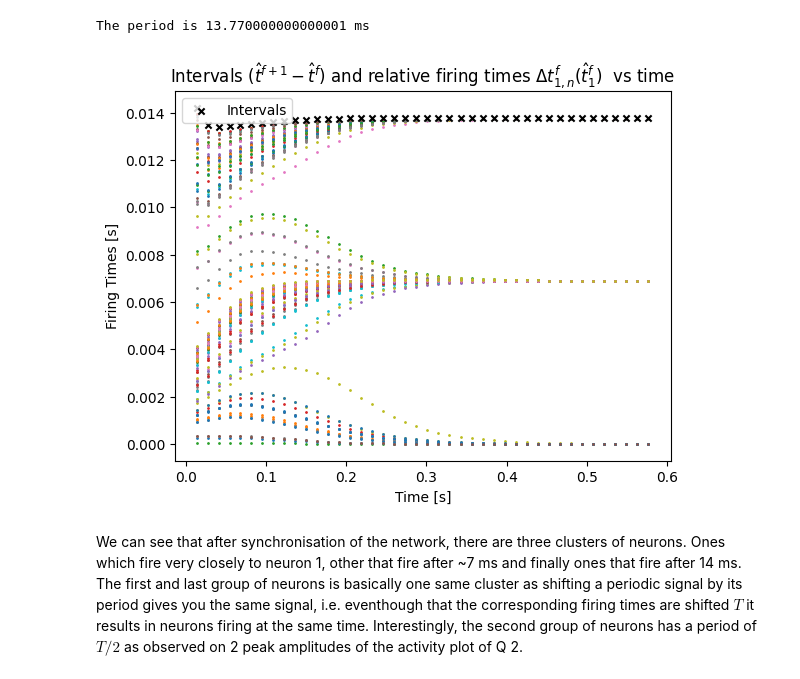
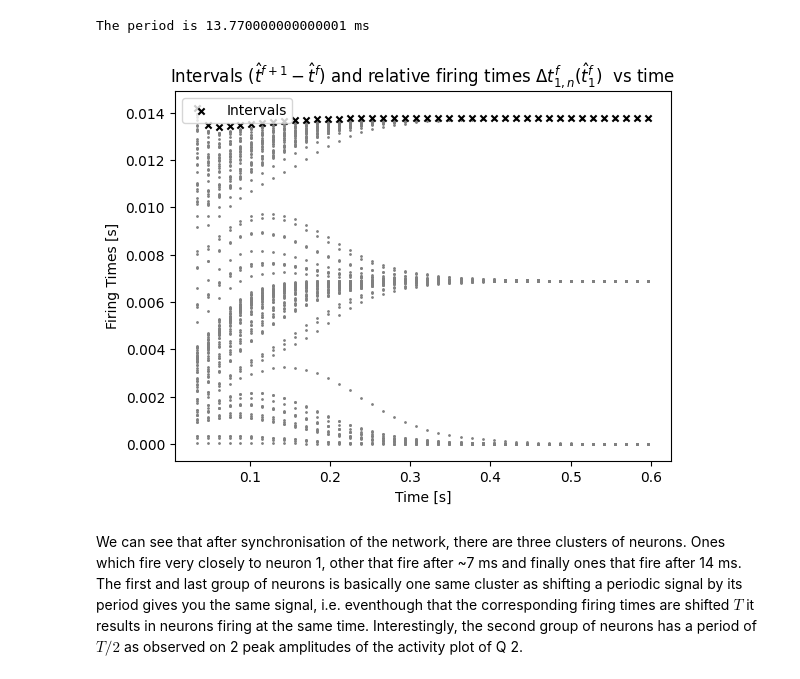
Before and after one commit to NicolasRR/SSHNeurons, a Jupyter notebook: Notebook.ipynb, the cells around one changed output. Drawn from its saved outputs; the diff is of its cells as text; code cells hidden in the pictures.

```diff
--- a/Notebook.ipynb
+++ b/Notebook.ipynb
@@ -116,5 +120,5 @@ dt = 1e-2*b2.ms
 Vi = np.random.uniform(V_RESET,FIRING_THRESHOLD,N)*1e3*b2.mV
 # %%
-Vs0, ST0 = non_interacting(Vi, dt=dt, T=100*b2.ms)
+Vs0, ST0 = non_interacting(Vi, I=I, dt=dt, T=T)
 # %%
 steps = Vs0.shape[0]
@@ -219,31 +222,43 @@ If $V_{rest} = 27.5 mV$ then the dynamics would be the same as if there was no e
 # %% [markdown]
 ## Question 1
 # %%
-def intervals_spike(ST):
-  tn1 = np.nonzero(ST[:,0])[0]
-  # Iterating through the firing times of neuron 1
+def intervals_spike(ST, tn1=None):
+  if tn1 is None:
+    tn1 = np.nonzero(ST[:,0])[0]
+    start =0
+  else:
+    start =1
+    # Iterating through the firing times of neuron 1
+  start = 1
   rtimes = []
   intervals = []
+  Imins = []
+
   for i in range(len(tn1)-1):
     Imax = tn1[i+1]
     Imin = tn1[i]
-    t = dict()
+    intervals.append(Imax-Imin)
+    t = []
     # Iterating through the neurons
-    for n in range(1, ST.shape[1]):
+    for n in range(start, ST.shape[1]):
       indices = np.nonzero(ST[:,n])[0]
-      t[n]=indices[(indices>Imin)*(indices<=Imax)][0]
-    intervals.append(Imax-Imin)
-    rtimes.append(t-Imin)
+      indices = indices[(indices>Imin)*(indices<=Imax)]
+      if len(indices)>0:
+        t.append((indices[0]-Imin)*dt)
+      else:
+        t.append(None)
+    rtimes.append(t)
+    Imins.append(Imin)
 
 
-
-
-  return np.array(rtimes)*dt, intervals*dt
+  return np.array(rtimes), intervals*dt, Imins*dt
 # %%
 def plot_intervals(rtimes, intervals, Imins):
+
   for n in range(rtimes.shape[1]):
-    keys = np.array(rtimes.keys()).astype()
-    plt.scatter(intervals+Imins, rtimes[:,n], s=1)
+    indices = [i for i, val in enumerate(rtimes[:,n]) if val is not None]
+    plt.scatter(intervals[indices]+Imins[indices], rtimes[:,n][indices], s=1, c="grey")
+
   plt.scatter(intervals+Imins, intervals, marker="x", s=20, c="black", label = "Intervals")
   plt.title("Intervals ($\hat{t}^{f+1}-\hat{t}^{f}$) and relative firing times $\Delta t_{1,n}^f(\hat{t}_{1}^f)$  vs time")
   plt.xlabel("Time [s]")
@@ -256,10 +271,10 @@ print(f"The period is {period*1e3} ms")
 # %% [output]
 The period is 13.770000000000001 ms
 # %%
-rtimes, intervals, _ = intervals_spike(ST2)
-plot_intervals(rtimes, intervals)
+rtimes, intervals, Imins = intervals_spike(ST2)
+plot_intervals(rtimes, intervals, Imins)
 # %% [output]
-[figure, old version]
+[figure, new version]
 # %% [markdown]
 We can see that after synchronisation of the network, there are three clusters of neurons. Ones which fire very closely to neuron 1, other that fire after ~7 ms and finally ones that fire after 14 ms. The first and last group of neurons is basically one same cluster as shifting a periodic signal by its period gives you the same signal, i.e. eventhough that the corresponding firing times are shifted $T$ it results in neurons firing at the same time. Interestingly, the second group of neurons has a period of $T/2$ as observed on 2 peak amplitudes of the activity plot of Q 2.
 # %% [markdown]
```
Also changed, not shown: parts of 22 cells of this notebook.
